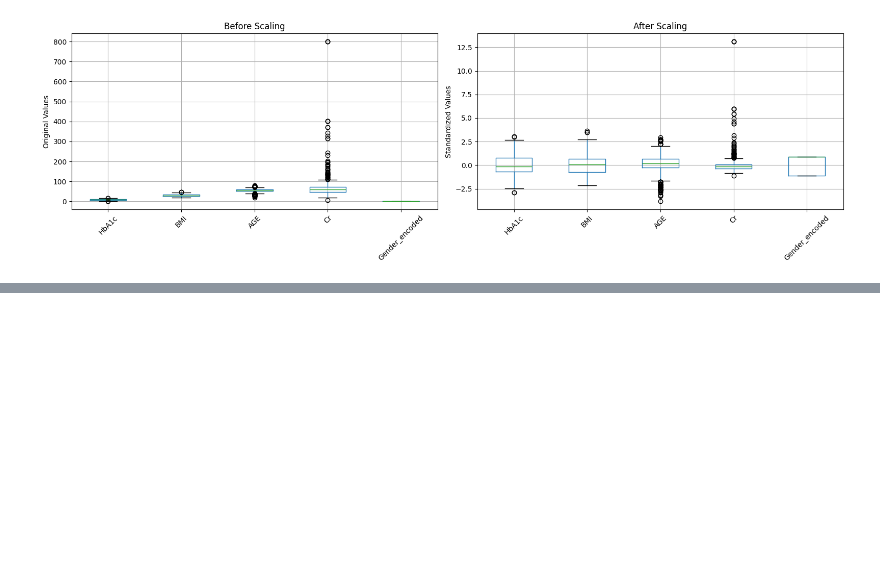
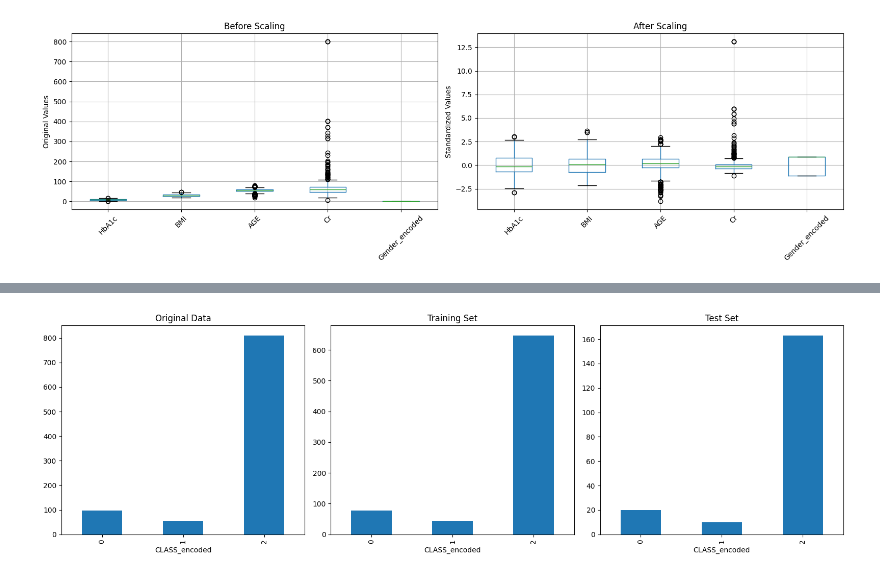
Before and after one commit to samirdahal888/Diabetes_Classification, a Jupyter notebook: notebooks/data_processing/data_processing.ipynb, the cells around one changed output, grey strips where cells are left out. Drawn from its saved outputs; the diff is of its cells as text; code cells hidden in the pictures; blank space fills up the shorter version.

Commit message:
train test split done

```diff
--- a/notebooks/data_processing/data_processing.ipynb
+++ b/notebooks/data_processing/data_processing.ipynb
@@ -202,0 +212,9 @@ plt.show()
+# %%
+from sklearn.model_selection import train_test_split
+
+X_train, X_test, y_train, y_test = train_test_split(
+    X_scaled_df, y, test_size=0.2, random_state=42, stratify=y
+)
+
+print(f"Training set: {len(X_train)} samples")
+print(f"Test set: {len(X_test)} samples")
@@ -202,0 +275,16 @@ plt.show()
+# %%
+fig, axes = plt.subplots(1, 3, figsize=(16, 5))
+
+y.value_counts().sort_index().plot(kind="bar", ax=axes[0])
+axes[0].set_title("Original Data")
+
+y_train.value_counts().sort_index().plot(kind="bar", ax=axes[1])
+axes[1].set_title("Training Set")
+
+y_test.value_counts().sort_index().plot(kind="bar", ax=axes[2])
+axes[2].set_title("Test Set")
+
+plt.tight_layout()
+plt.show()
+# %% [output]
+[figure, added]
```
Also changed, not shown: parts of 3 cells of this notebook.
